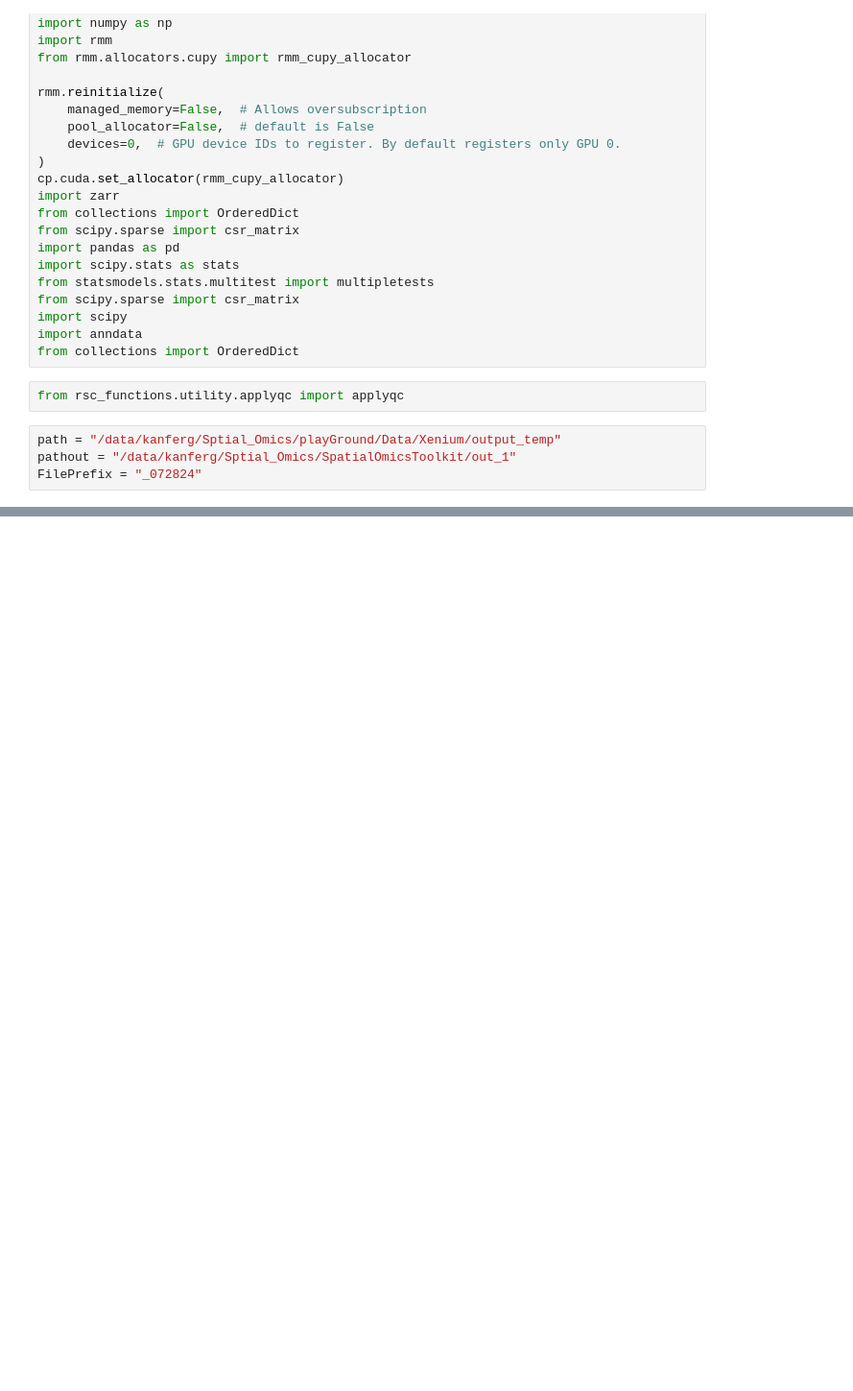
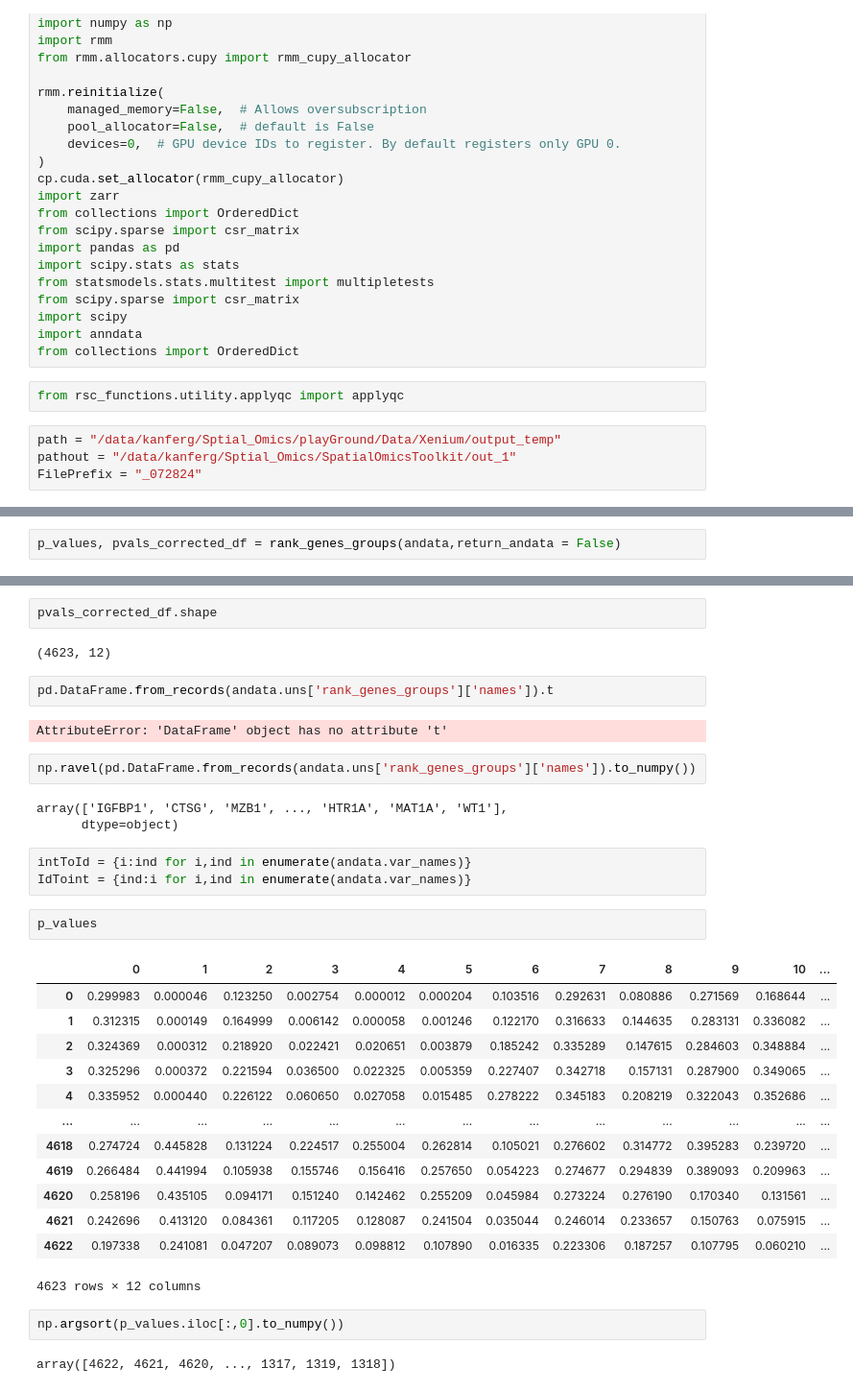
Before and after one commit to gkanfer/SpatialOmicsToolkit, a Jupyter notebook: Untitled.ipynb, the cells around one changed output, grey strips where cells are left out. Shown at 96% size. Saved outputs shown, nothing was run; the diff lists cells and outputs as text; blank space fills up the shorter version.

```diff
--- a/Untitled.ipynb
+++ b/Untitled.ipynb
@@ -393,0 +292,2 @@ Colorbar tick labels: [Text(1, 8.0, '8'), Text(1, 16.0, '16'), Text(1, 24.0, '24
+# %%
+p_values, pvals_corrected_df = rank_genes_groups(andata,return_andata = False)
@@ -393,0 +297,36 @@ Colorbar tick labels: [Text(1, 8.0, '8'), Text(1, 16.0, '16'), Text(1, 24.0, '24
+# %%
+pvals_corrected_df.shape
+# %% [output]
+(4623, 12)
+# %%
+pd.DataFrame.from_records(andata.uns['rank_genes_groups']['names']).t
+# %% [output]
+AttributeError: 'DataFrame' object has no attribute 't'
+# %%
+np.ravel(pd.DataFrame.from_records(andata.uns['rank_genes_groups']['names']).to_numpy())
+# %% [output]
+array(['IGFBP1', 'CTSG', 'MZB1', ..., 'HTR1A', 'MAT1A', 'WT1'],
+      dtype=object)
+# %%
+intToId = {i:ind for i,ind in enumerate(andata.var_names)}
+IdToint = {ind:i for i,ind in enumerate(andata.var_names)}
+# %%
+p_values
+# %% [output]
+|  | 0 | 1 | 2 | 3 | 4 | 5 | 6 | 7 | 8 | 9 | 10 | ... |
+| 0 | 0.299983 | 0.000046 | 0.123250 | 0.002754 | 0.000012 | 0.000204 | 0.103516 | 0.292631 | 0.080886 | 0.271569 | 0.168644 | ... |
+| 1 | 0.312315 | 0.000149 | 0.164999 | 0.006142 | 0.000058 | 0.001246 | 0.122170 | 0.316633 | 0.144635 | 0.283131 | 0.336082 | ... |
+| 2 | 0.324369 | 0.000312 | 0.218920 | 0.022421 | 0.020651 | 0.003879 | 0.185242 | 0.335289 | 0.147615 | 0.284603 | 0.348884 | ... |
+| 3 | 0.325296 | 0.000372 | 0.221594 | 0.036500 | 0.022325 | 0.005359 | 0.227407 | 0.342718 | 0.157131 | 0.287900 | 0.349065 | ... |
+| 4 | 0.335952 | 0.000440 | 0.226122 | 0.060650 | 0.027058 | 0.015485 | 0.278222 | 0.345183 | 0.208219 | 0.322043 | 0.352686 | ... |
+| ... | ... | ... | ... | ... | ... | ... | ... | ... | ... | ... | ... | ... |
+| 4618 | 0.274724 | 0.445828 | 0.131224 | 0.224517 | 0.255004 | 0.262814 | 0.105021 | 0.276602 | 0.314772 | 0.395283 | 0.239720 | ... |
+| 4619 | 0.266484 | 0.441994 | 0.105938 | 0.155746 | 0.156416 | 0.257650 | 0.054223 | 0.274677 | 0.294839 | 0.389093 | 0.209963 | ... |
+| 4620 | 0.258196 | 0.435105 | 0.094171 | 0.151240 | 0.142462 | 0.255209 | 0.045984 | 0.273224 | 0.276190 | 0.170340 | 0.131561 | ... |
+| 4621 | 0.242696 | 0.413120 | 0.084361 | 0.117205 | 0.128087 | 0.241504 | 0.035044 | 0.246014 | 0.233657 | 0.150763 | 0.075915 | ... |
+| 4622 | 0.197338 | 0.241081 | 0.047207 | 0.089073 | 0.098812 | 0.107890 | 0.016335 | 0.223306 | 0.187257 | 0.107795 | 0.060210 | ... |
+4623 rows × 12 columns
+# %%
+np.argsort(p_values.iloc[:,0].to_numpy())
+# %% [output]
+array([4622, 4621, 4620, ..., 1317, 1319, 1318])
```
Also changed, not shown: parts of 71 cells of this notebook, 6 other files.
